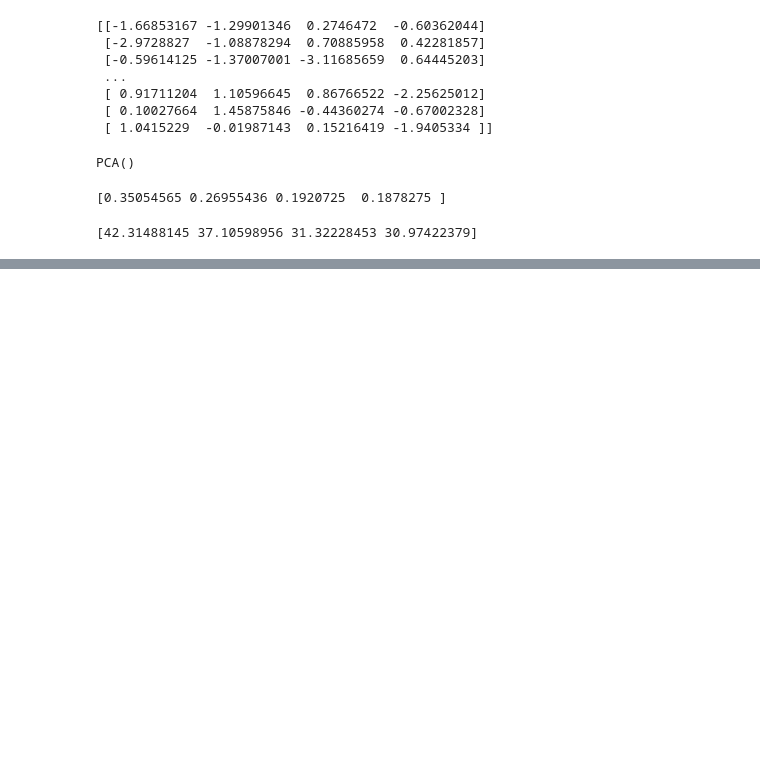
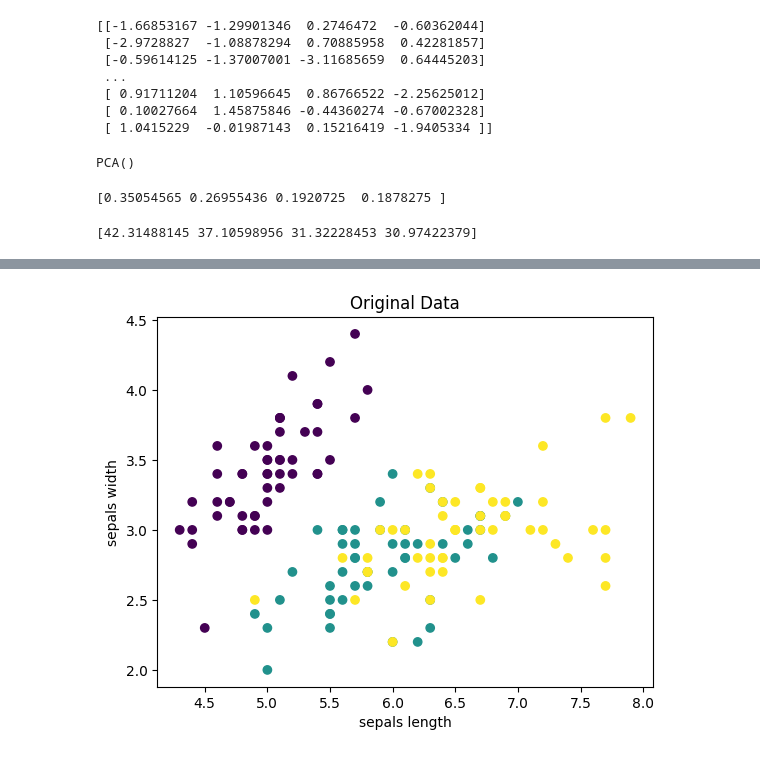
Before and after one commit to thammarat-ai/introAI166, a Jupyter notebook: Part2_ML_DL.ipynb, the cells around one changed output, grey strips where cells are left out. Drawn from its saved outputs; the diff is of its cells as text; code cells hidden in the pictures; blank space fills up the shorter version.

```diff
--- a/Part2_ML_DL.ipynb
+++ b/Part2_ML_DL.ipynb
@@ -623,0 +669,15 @@ print(clf.singular_values_)
+# %%
+#Load Iris data
+iris = datasets.load_iris()
+X = iris.data
+y = iris.target
+# %%
+#Plot Iris data
+f = plt.figure(1)
+plt.scatter(X[:,0], X[:,1], c=y)
+plt.xlabel('sepals length')
+plt.ylabel('sepals width')
+plt.title('Original Data')
+f.show()
+# %% [output]
+[figure, added]
```
Also changed, not shown: parts of 107 cells of this notebook.
